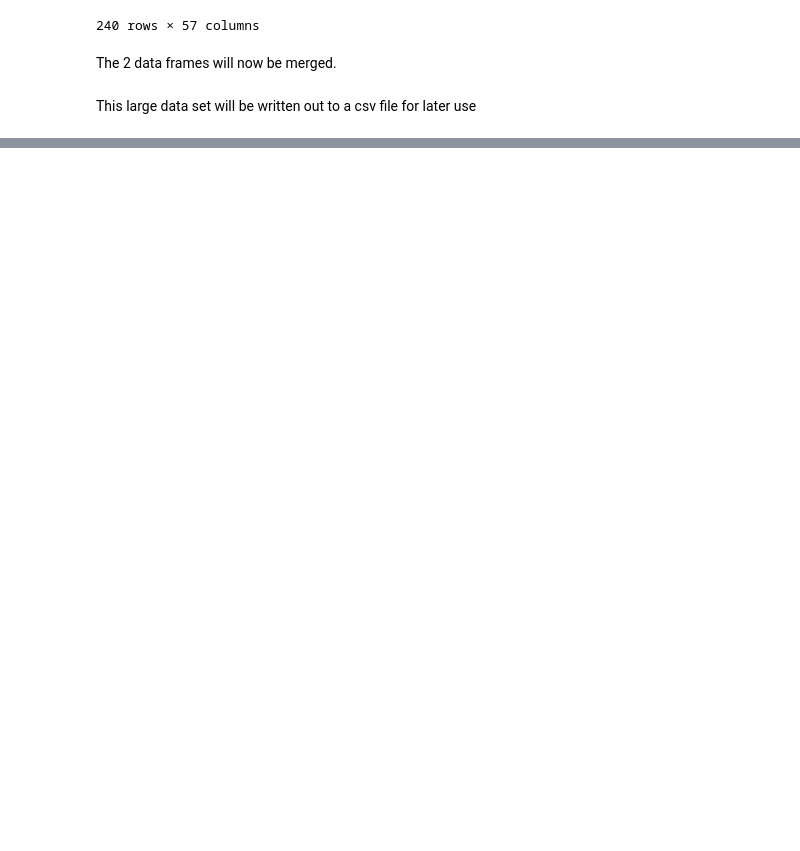
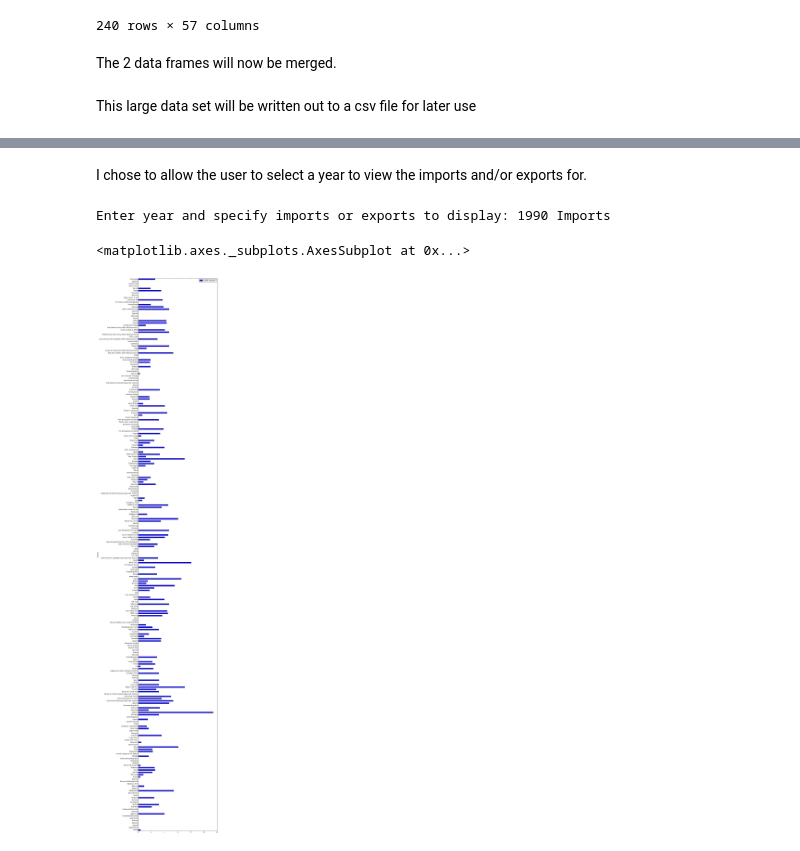
Before and after one commit to UNCG-CSE/World-Refugee-Forecast, a Jupyter notebook: src/wrf_imports_and_exports.ipynb, the cells around one changed output, grey strips where cells are left out. Cells and saved outputs as stored; diff of their text form; code cells hidden in the pictures; blank space fills up the shorter version.

Commit message:
user can choose which year and imports or exports to display visually

```diff
--- a/src/wrf_imports_and_exports.ipynb
+++ b/src/wrf_imports_and_exports.ipynb
@@ -133,3 +136,6 @@ The 2 data frames will now be merged.
 pd.merge(df3, df6).to_csv('merged_imports_and_exports.csv')
 # %% [markdown]
 This large data set will be written out to a csv file for later use
+# %%
+df7 = pd.merge(df3, df6)
+df7
@@ -135,0 +161,9 @@ This large data set will be written out to a csv file for later use
+# %% [markdown]
+I chose to allow the user to select a year to view the imports and/or exports for.
+# %%
+year = raw_input('Enter year and specify imports or exports to display: ')
+df7.plot(kind='barh', x='Country', y=year, figsize=(10,70))
+# %% [output]
+Enter year and specify imports or exports to display: 1990 Imports
+<matplotlib.axes._subplots.AxesSubplot at 0x...>
+[figure, added]
```
Also changed, not shown: parts of 2 cells of this notebook.
